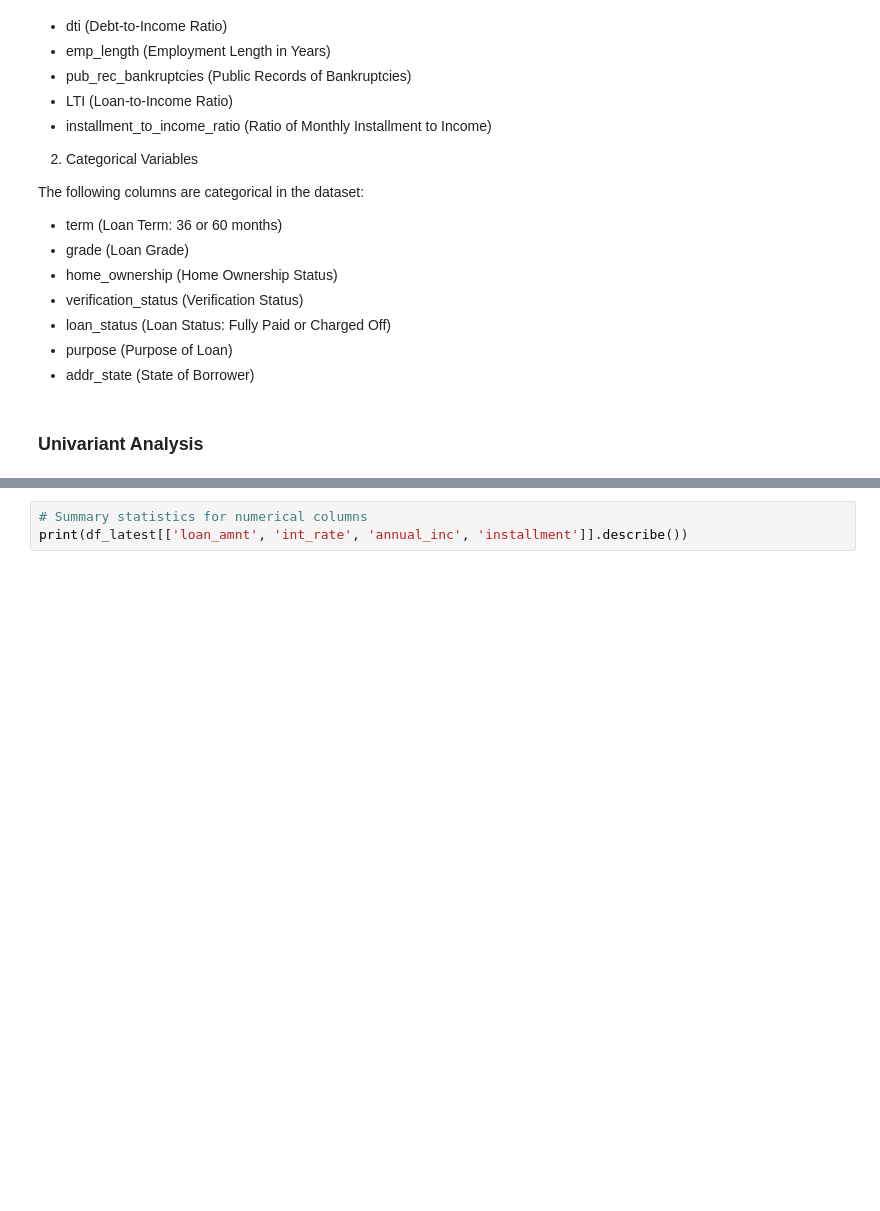
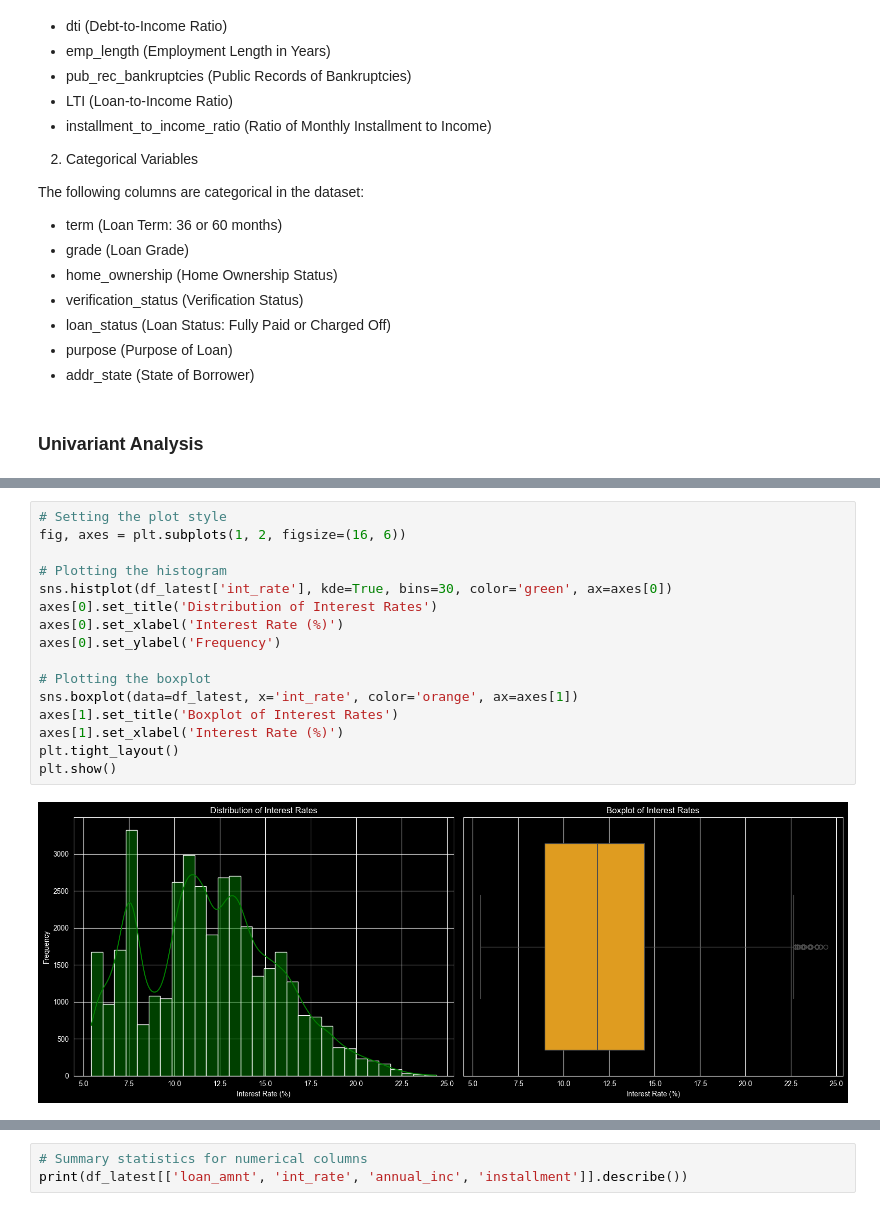
Before and after one commit to muralik31/Lending-Club-Case-Study, a Jupyter notebook: Murali_Krishna_Kondapally.ipynb, the cells around one changed output, grey strips where cells are left out. Cells and saved outputs as stored; diff of their text form; blank space fills up the shorter version.

```diff
--- a/Murali_Krishna_Kondapally.ipynb
+++ b/Murali_Krishna_Kondapally.ipynb
@@ -646,0 +686,18 @@ The following columns are categorical in the dataset:
+# %%
+# Setting the plot style
+fig, axes = plt.subplots(1, 2, figsize=(16, 6))
+
+# Plotting the histogram
+sns.histplot(df_latest['int_rate'], kde=True, bins=30, color='green', ax=axes[0])
+axes[0].set_title('Distribution of Interest Rates')
+axes[0].set_xlabel('Interest Rate (%)')
+axes[0].set_ylabel('Frequency')
+
+# Plotting the boxplot
+sns.boxplot(data=df_latest, x='int_rate', color='orange', ax=axes[1])
+axes[1].set_title('Boxplot of Interest Rates')
+axes[1].set_xlabel('Interest Rate (%)')
+plt.tight_layout()
+plt.show()
+# %% [output]
+[figure, added]
```
Also changed, not shown: parts of 23 cells of this notebook.
